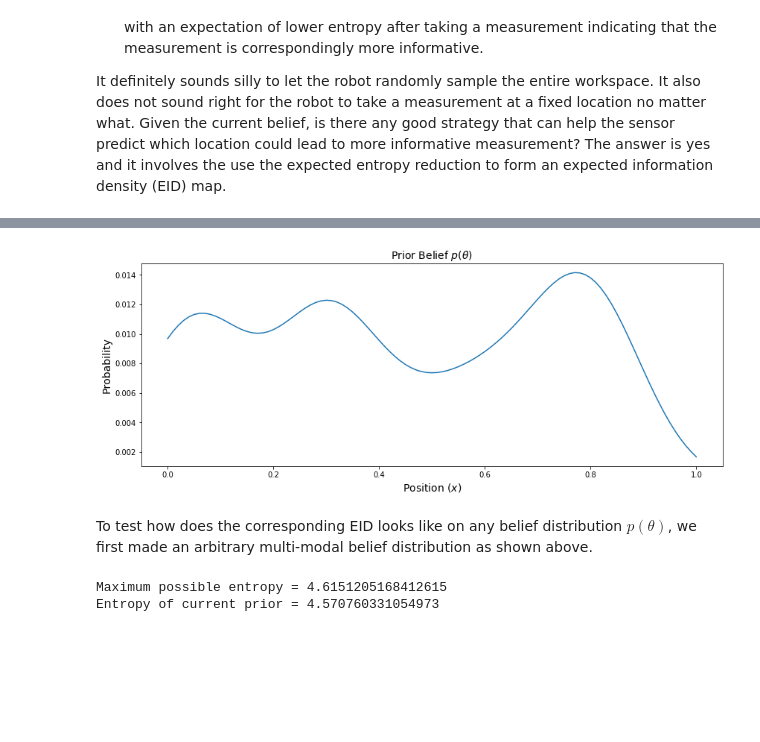
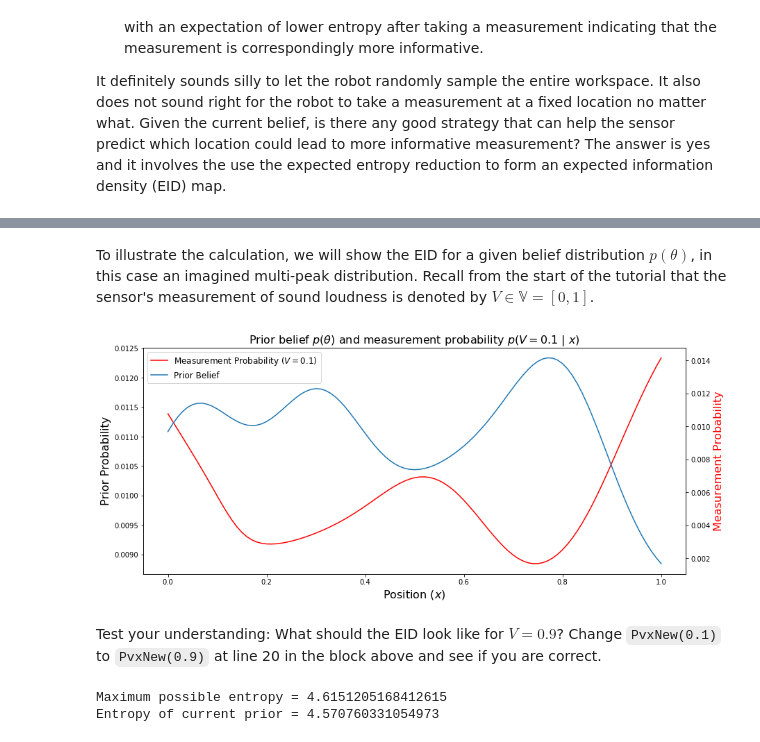
Before and after one commit to MacIver-Lab/Ergodic-Information-Harvesting, a Jupyter notebook: Tutorial/Ergodic_Information_Harvesting_Tutorial.ipynb, the cells around one changed output, grey strips where cells are left out. Drawn from its saved outputs; the diff is of its cells as text; code cells hidden in the pictures; blank space fills up the shorter version.

Commit message:
updated EIH tutorial

```diff
--- a/Tutorial/Ergodic_Information_Harvesting_Tutorial.ipynb
+++ b/Tutorial/Ergodic_Information_Harvesting_Tutorial.ipynb
@@ -243,30 +252,38 @@ Given $p(\theta)$, we want to compute for each $x$ the expected amount of inform
+# %% [markdown]
+To illustrate the calculation, we will show the EID for a given belief distribution $p(\theta)$, in this case an imagined multi-peak distribution. Recall from the start of the tutorial that the sensor's measurement of sound loudness is denoted by $V \in \mathbb{V} = [0, 1]$.
 # %%
 # Construct an arbitrary complex prior belief
 priorP = norm.pdf(wsSamples,0.8,0.1) + \
          norm.pdf(wsSamples,0.3,0.1) + \
          norm.pdf(wsSamples,0.05,0.1) + \
          norm.pdf(wsSamples,0.6,0.15)
 priorP /= sum(priorP)
-# Plot prior belief
-plt.figure(figsize=(14,5))
-plot(wsSamples, priorP)
-plt.title(r"Prior Belief $p(\theta)$", fontsize=14)
-plt.xlabel("Position ($x$)", fontsize=14)
-plt.ylabel("Probability", fontsize=14)
+
 
 # Compute likelihood Pvx
 def PvxNew(v, theta=wsSamples, prior=priorP, sigmaM=0.1, sigmaL=0.2):
     pL = Pvtheta(v, theta, sigmaM, sigmaL)
     pvx = pL
     for idx in range(pvx.shape[0]):
         pvx[idx, :] = pvx[idx, :] * prior[idx]
     pvx = pvx.sum(axis=0)
-    pvx /= pvx.sum()
     return pvx, pL
+
+fig, ax1 = plt.subplots(figsize=(14,6))
+ax2 = ax1.twinx()
+h1 = ax1.plot(wsSamples, PvxNew(0.1)[0], label='Measurement Probability ($V=0.1$)', color='r')
+h2 = ax2.plot(wsSamples, priorP, label='Prior Belief')
+h = h1 + h2
+lbl = [l.get_label() for l in h]
+plt.title(r"Prior belief $p(\theta)$ and measurement probability $p(V=0.1~|~x)$", fontsize=16)
+ax1.set_xlabel("Position ($x$)", fontsize=16)
+ax1.set_ylabel("Prior Probability", fontsize=16)
+ax2.set_ylabel("Measurement Probability", fontsize=16, color='r')
+plt.legend(h, lbl, fontsize=12);
 # %% [output]
-[figure, old version]
+[figure, new version]
-# %% [markdown]
-To test how does the corresponding EID looks like on any belief distribution $p(\theta)$, we first made an arbitrary multi-modal belief distribution as shown above.
+# %% [markdown]
+Test your understanding: What should the EID look like for $V=0.9$? Change `PvxNew(0.1)` to `PvxNew(0.9)` at line 20 in the block above and see if you are correct.
 # %%
 # Construct EER function
 def EER(prior, sigmaM=0.1, sigmaL=0.2):
```
Also changed, not shown: parts of 5 cells of this notebook.
